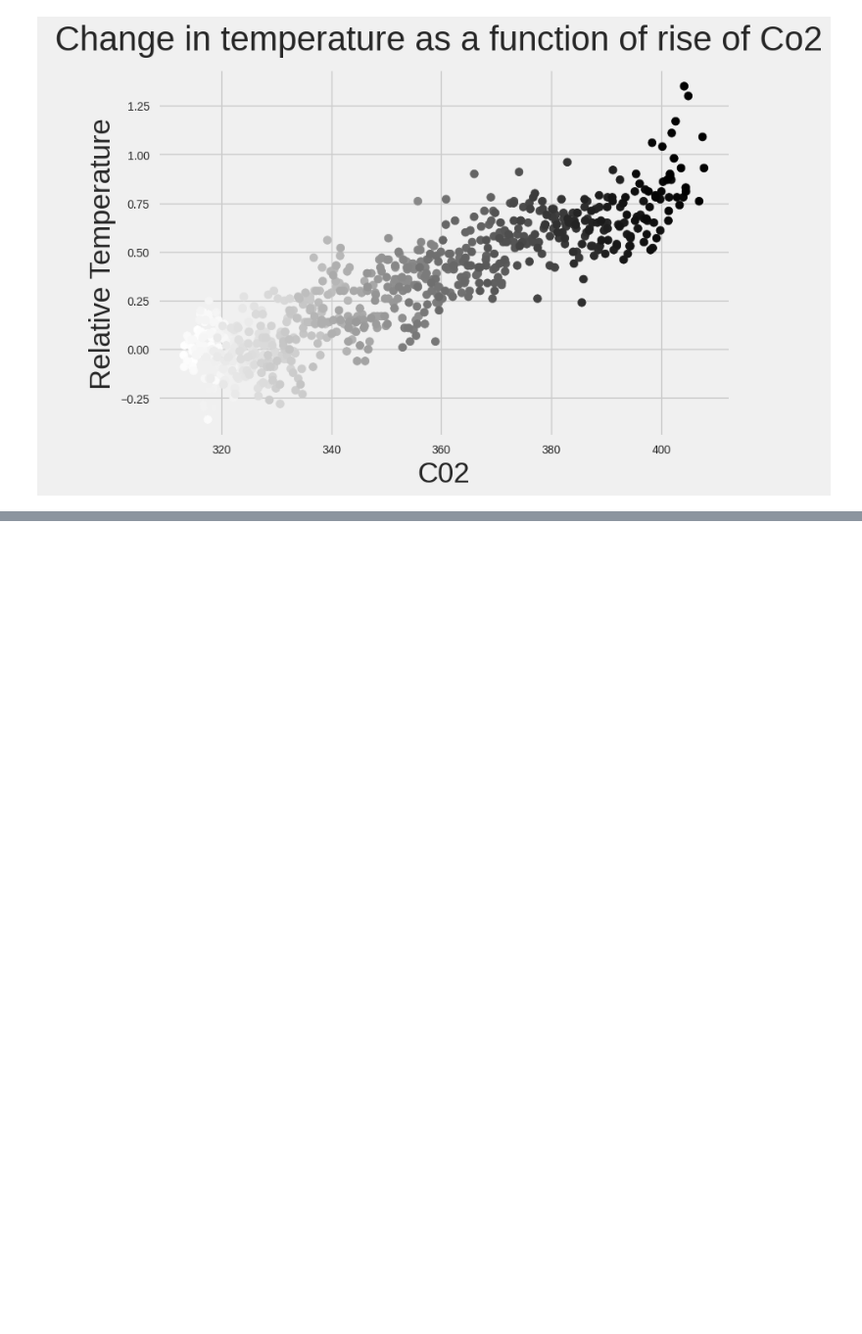
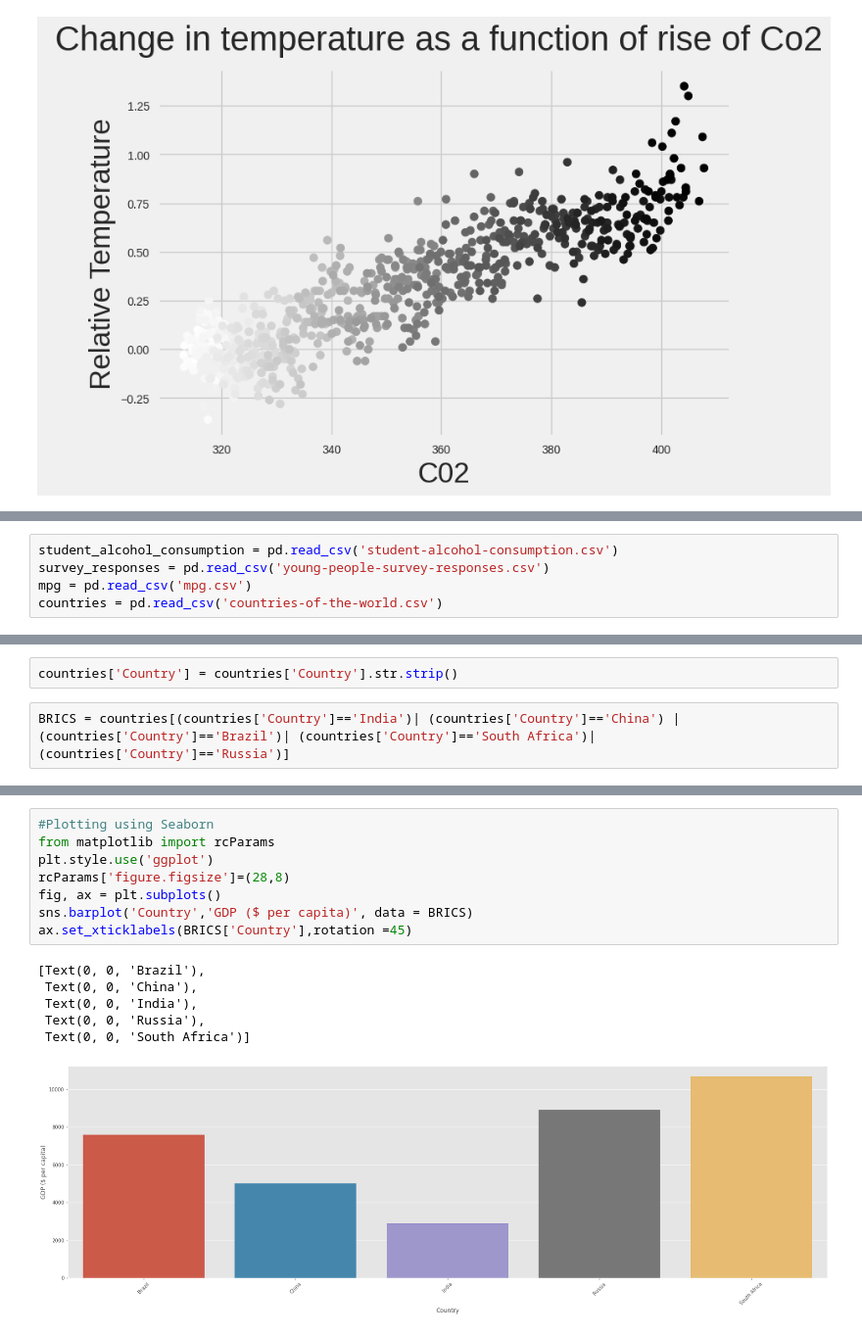
Before and after one commit to abhishekdconviction/100-Days-Of-ML-Code, a Jupyter notebook: Data_Visualization.ipynb, the cells around one changed output, grey strips where cells are left out. Shown at 98% size. Cells and saved outputs as stored; diff of their text form; blank space fills up the shorter version.

```diff
--- a/Data_Visualization.ipynb
+++ b/Data_Visualization.ipynb
@@ -478,0 +495,5 @@ seaborn-bright
+# %%
+student_alcohol_consumption = pd.read_csv('student-alcohol-consumption.csv')
+survey_responses = pd.read_csv('young-people-survey-responses.csv')
+mpg = pd.read_csv('mpg.csv')
+countries = pd.read_csv('countries-of-the-world.csv')
@@ -478,0 +533,4 @@ seaborn-bright
+# %%
+countries['Country'] = countries['Country'].str.strip()
+# %%
+BRICS = countries[(countries['Country']=='India')| (countries['Country']=='China') | (countries['Country']=='Brazil')| (countries['Country']=='South Africa')| (countries['Country']=='Russia')]
@@ -478,0 +546,15 @@ seaborn-bright
+# %%
+#Plotting using Seaborn
+from matplotlib import rcParams
+plt.style.use('ggplot')
+rcParams['figure.figsize']=(28,8)
+fig, ax = plt.subplots()
+sns.barplot('Country','GDP ($ per capita)', data = BRICS)
+ax.set_xticklabels(BRICS['Country'],rotation =45)
+# %% [output]
+[Text(0, 0, 'Brazil'),
+ Text(0, 0, 'China'),
+ Text(0, 0, 'India'),
+ Text(0, 0, 'Russia'),
+ Text(0, 0, 'South Africa')]
+[figure, added]
```
Also changed, not shown: parts of 25 cells of this notebook.
